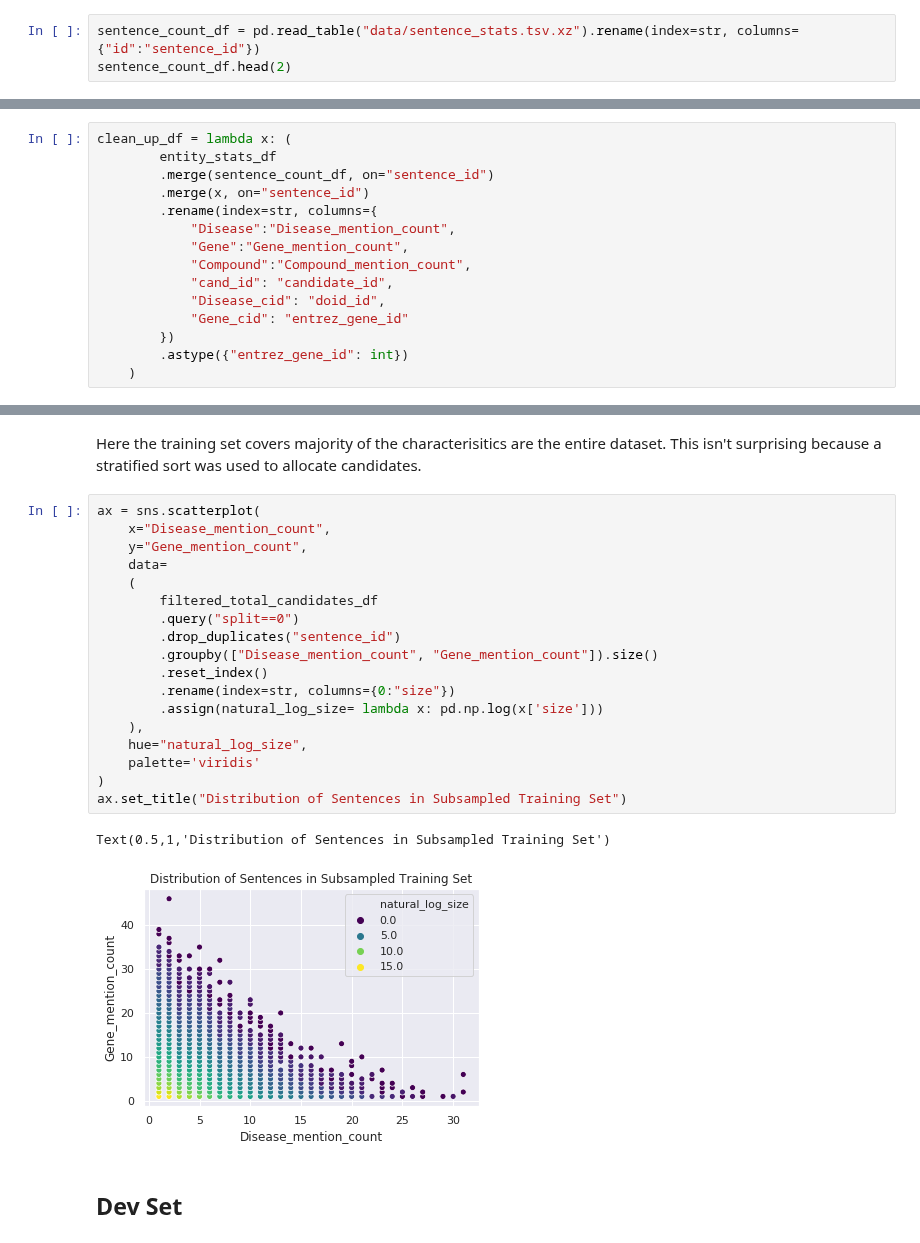
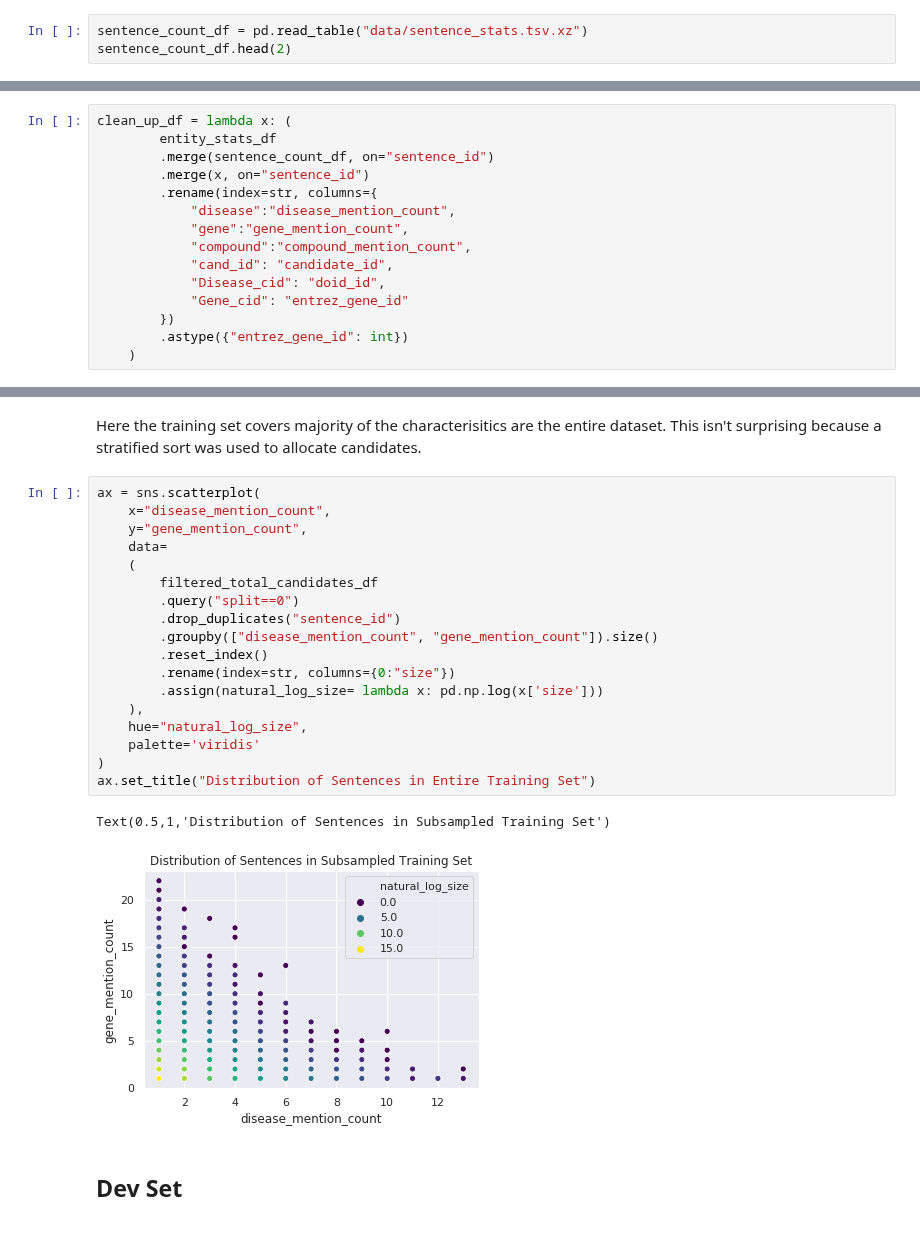
Before and after one commit to greenelab/snorkeling, a Jupyter notebook: disease_gene/disease_associates_gene/dataset_statistics/dataset_statistics.ipynb, the cells around one changed output, grey strips where cells are left out. Cells and saved outputs as stored; diff of their text form.

```diff
--- a/disease_gene/disease_associates_gene/dataset_statistics/dataset_statistics.ipynb
+++ b/disease_gene/disease_associates_gene/dataset_statistics/dataset_statistics.ipynb
@@ -86,5 +152,5 @@ entity_stats_df.head(2)
 # %%
-sentence_count_df = pd.read_table("data/sentence_stats.tsv.xz").rename(index=str, columns={"id":"sentence_id"})
+sentence_count_df = pd.read_table("data/sentence_stats.tsv.xz")
 sentence_count_df.head(2)
 # %% [output]
 |  | sentence_id | text | sen_length |
@@ -114,9 +180,9 @@ clean_up_df = lambda x: (
         .merge(sentence_count_df, on="sentence_id")
         .merge(x, on="sentence_id")
         .rename(index=str, columns={
-            "Disease":"Disease_mention_count",
-            "Gene":"Gene_mention_count",
-            "Compound":"Compound_mention_count",
+            "disease":"disease_mention_count",
+            "gene":"gene_mention_count",
+            "compound":"compound_mention_count",
             "cand_id": "candidate_id",
             "Disease_cid": "doid_id",
             "Gene_cid": "entrez_gene_id"
@@ -277,25 +349,25 @@ Take a look at the stratification for each train/dev/test set.
 Here the training set covers majority of the characterisitics are the entire dataset. This isn't surprising because a stratified sort was used to allocate candidates.
 # %%
 ax = sns.scatterplot(
-    x="Disease_mention_count",
-    y="Gene_mention_count",
+    x="disease_mention_count",
+    y="gene_mention_count",
     data=
     (
         filtered_total_candidates_df
         .query("split==0")
         .drop_duplicates("sentence_id")
-        .groupby(["Disease_mention_count", "Gene_mention_count"]).size()
+        .groupby(["disease_mention_count", "gene_mention_count"]).size()
         .reset_index()
         .rename(index=str, columns={0:"size"})
         .assign(natural_log_size= lambda x: pd.np.log(x['size']))
     ),
     hue="natural_log_size",
     palette='viridis'
 )
-ax.set_title("Distribution of Sentences in Subsampled Training Set")
+ax.set_title("Distribution of Sentences in Entire Training Set")
 # %% [output]
 Text(0.5,1,'Distribution of Sentences in Subsampled Training Set')
-[figure, old version]
+[figure, new version]
 # %% [markdown]
 ## Dev Set
 # %% [markdown]
```
Also changed, not shown: parts of 23 cells of this notebook, 7 other files.
